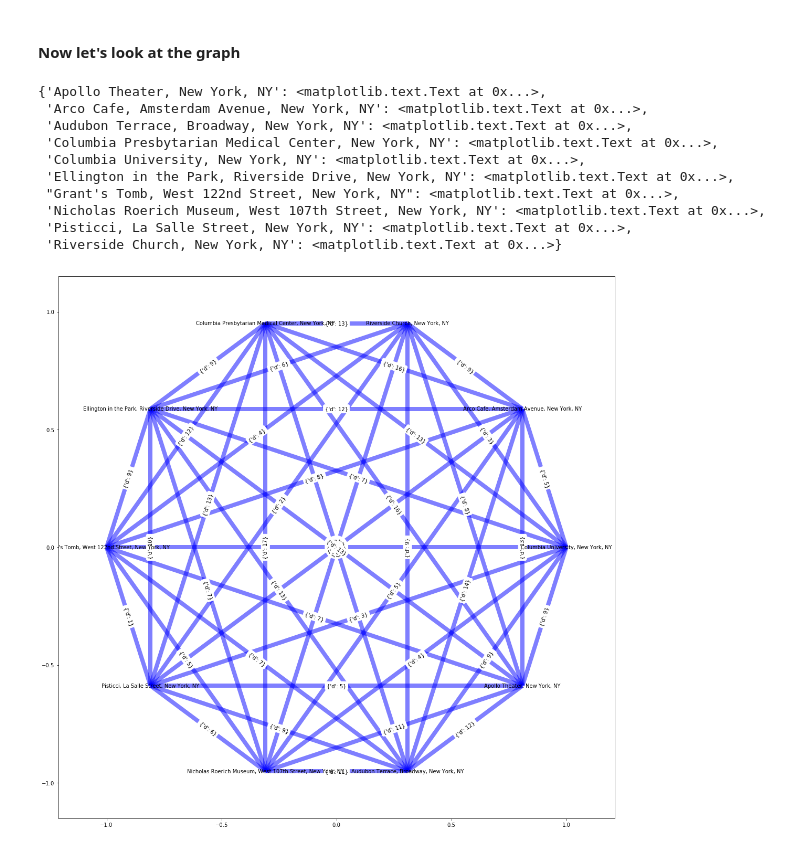
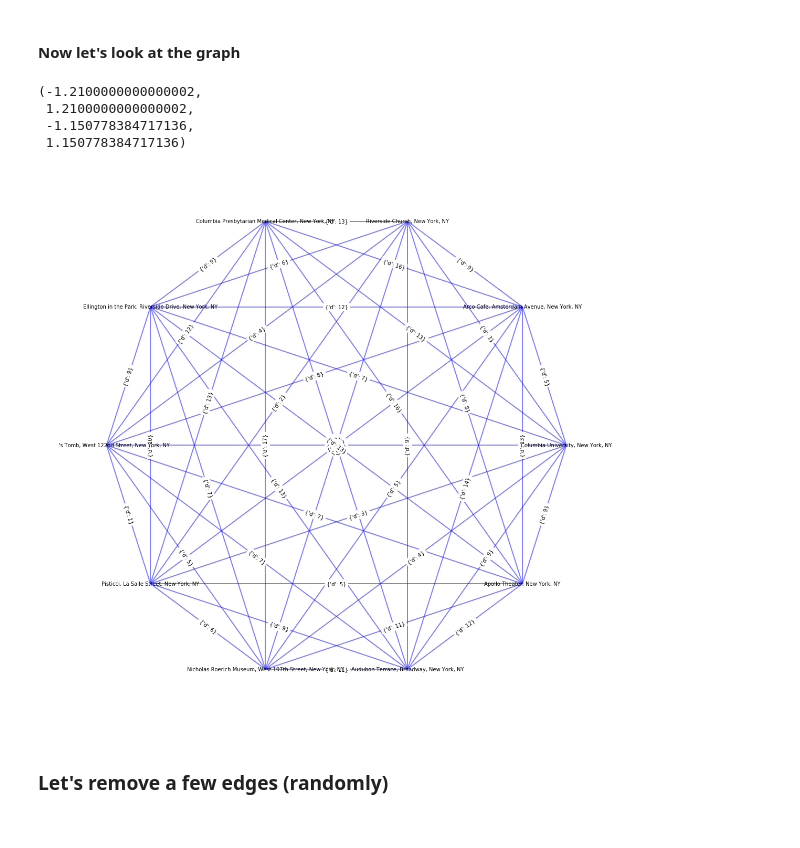
Before and after one commit to VSerpak/BAMM.101x-Analytics-in-Python, a Jupyter notebook: _Bamm_101_All_Notebooks/_8_BAMM_101_W_10_Network.ipynb, the cells around one changed output. Saved outputs shown, nothing was run; the diff lists cells and outputs as text; code cells hidden in the pictures.

```diff
--- a/_Bamm_101_All_Notebooks/_8_BAMM_101_W_10_Network.ipynb
+++ b/_Bamm_101_All_Notebooks/_8_BAMM_101_W_10_Network.ipynb
@@ -155,3 +180,5 @@ API_KEY = "AIzaSyBfrNR5FLW1KDjJXI11SKGLE8mhiwye3gk"
+# %%
+API_KEY = "AIzaSyBfrNR5FLW1KDjJXI11SKGLE8mhiwye3" # The key was changed
 # %% [markdown]
 __We'll add a get_lat_lon function to our geocoding function to return lat,lon in google's required format__
 # %% [markdown]
@@ -161,7 +188,10 @@ import requests
 import json
 # %%
 address = 'Columbia University, New York, NY'
-url="https://maps.googleapis.com/maps/api/geocode/json?key=AIzaSyBfrNR5FLW1KDjJXI11SKGLE8mhiwye3gk&address=%s" % (address)
+schema = "https://maps.googleapis.com/maps/api/geocode/json?key="
+addr = "&address=%s" % (address)
+url= schema +API_KEY + addr
+# print(url)
 response = requests.get(url).json()
 print(type(response))
 # %% [output]
@@ -538,38 +593,40 @@ for edge in address_graph.edges():
 #### Now let's look at the graph
 # %%
 pos=nx.circular_layout(address_graph) # positions for all nodes
+
 fig=plt.figure(1,figsize=(19,19)) #Let's draw a big graph so that it is clearer
+
 # nodes
 nx.draw_networkx_nodes(address_graph,pos,
                        node_color='r',
                        node_size=2000,
                        alpha=0.001)
 
 # edges
-
+"""
+for edge in address_graph.edges():
+    duration = address_graph.get_edge_data(*edge)['d']
+    address_graph.get_edge_data(*edge)['d'] = int(duration/60)
+"""
 nx.draw_networkx_edges(address_graph,pos,
                        edgelist=address_graph.edges(),
-                       width=8,alpha=0.5,edge_color='b')
+                       width=2,alpha=0.5,edge_color='b')
 
 nx.draw_networkx_edge_labels(address_graph,pos,font_size=10)
 
 node_name={}
 for node in address_graph.nodes():
     node_name[node]=str(node)
 
 
 nx.draw_networkx_labels(address_graph,pos,node_name,font_size=10)
-#fig.axis('off')
+plt.axis('off')
 #fig.show() # display
 # %% [output]
-{'Apollo Theater, New York, NY': <matplotlib.text.Text at 0x...>,
- 'Arco Cafe, Amsterdam Avenue, New York, NY': <matplotlib.text.Text at 0x...>,
- 'Audubon Terrace, Broadway, New York, NY': <matplotlib.text.Text at 0x...>,
- 'Columbia Presbytarian Medical Center, New York, NY': <matplotlib.text.Text at 0x...>,
- 'Columbia University, New York, NY': <matplotlib.text.Text at 0x...>,
- 'Ellington in the Park, Riverside Drive, New York, NY': <matplotlib.text.Text at 0x...>,
- "Grant's Tomb, West 122nd Street, New York, NY": <matplotlib.text.Text at 0x...>,
- 'Nicholas Roerich Museum, West 107th Street, New York, NY': <matplotlib.text.Text at 0x...>,
- 'Pisticci, La Salle Street, New York, NY': <matplotlib.text.Text at 0x...>,
- 'Riverside Church, New York, NY': <matplotlib.text.Text at 0x...>}
+(-1.2100000000000002,
+ 1.2100000000000002,
+ -1.150778384717136,
+ 1.150778384717136)
-[figure, old version]
+[figure, new version]
+# %% [markdown]
+### Let's remove a few edges (randomly)
```
Also changed, not shown: parts of 23 cells of this notebook.
